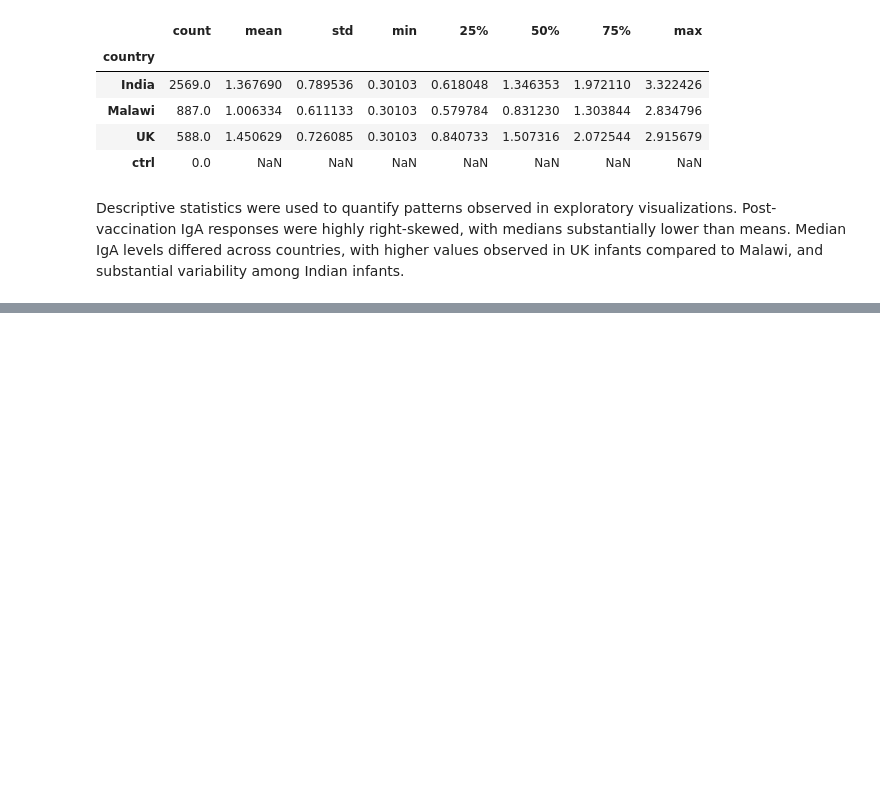
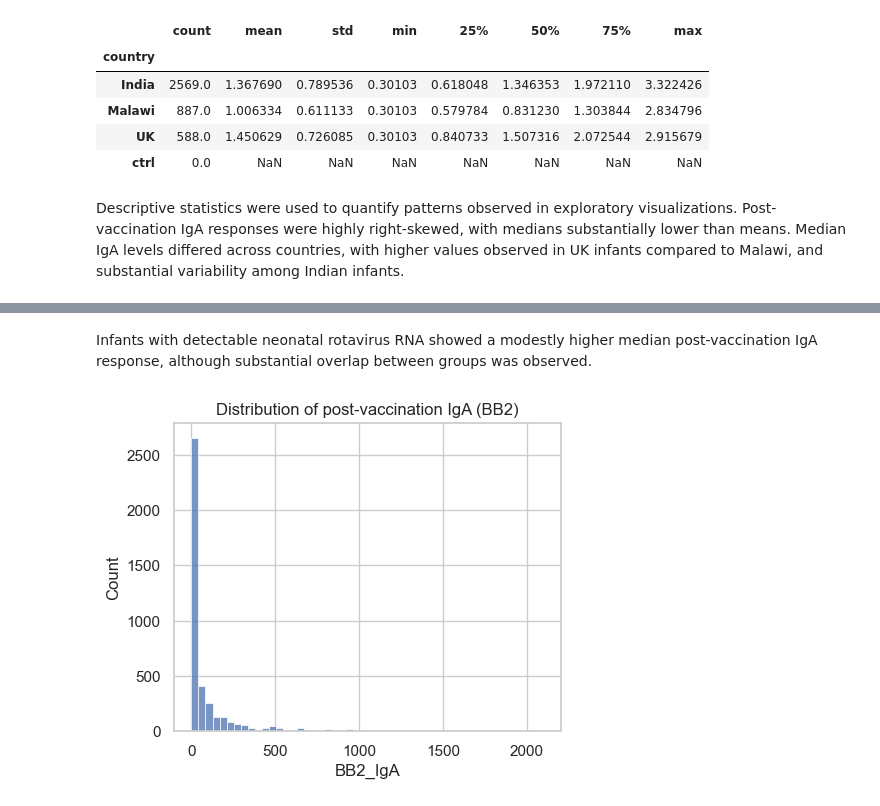
Before and after one commit to ilgazustaa/RoVI-Charite, a Jupyter notebook: notebooks/01_visualize_data.ipynb, the cells around one changed output, grey strips where cells are left out. Cells and saved outputs as stored; diff of their text form; code cells hidden in the pictures; blank space fills up the shorter version.

```diff
--- a/notebooks/01_visualize_data.ipynb
+++ b/notebooks/01_visualize_data.ipynb
@@ -255,0 +295,11 @@ substantial variability among Indian infants.
+# %% [markdown]
+Infants with detectable neonatal rotavirus RNA showed a modestly higher median post-vaccination IgA response, although substantial overlap between groups was observed.
+# %%
+plt.figure(figsize=(5,4))
+sns.histplot(df["BB2_IgA"].dropna(), bins=50)
+plt.title("Distribution of post-vaccination IgA (BB2)")
+plt.savefig("../figures/iga_by_count_hist.png", dpi=300, bbox_inches="tight")
+
+plt.show()
+# %% [output]
+[figure, added]
```
Also changed, not shown: parts of 13 cells of this notebook.
